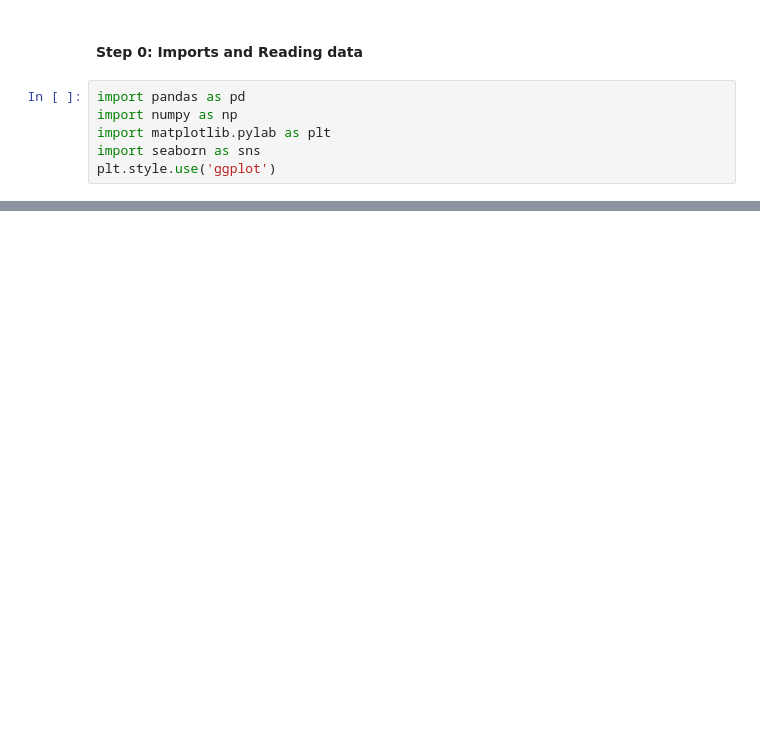
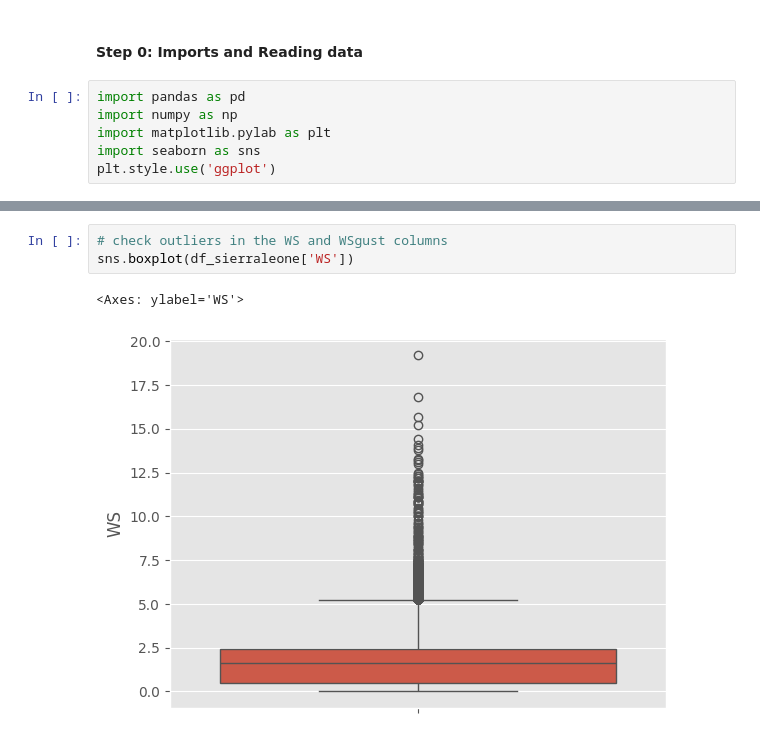
Before and after one commit to mebratuteshale/mebratu-week0, a Jupyter notebook: notebooks/sierraleone_EDA.ipynb, the cells around one changed output, grey strips where cells are left out. Cells and saved outputs as stored; diff of their text form; blank space fills up the shorter version.

```diff
--- a/notebooks/sierraleone_EDA.ipynb
+++ b/notebooks/sierraleone_EDA.ipynb
@@ -42,0 +171,6 @@ Index(['Timestamp', 'GHI', 'DNI', 'DHI', 'ModA', 'ModB', 'Tamb', 'RH', 'WS',
+# %%
+# check outliers in the WS and WSgust columns
+sns.boxplot(df_sierraleone['WS'])
+# %% [output]
+<Axes: ylabel='WS'>
+[figure, added]
```
Also changed, not shown: parts of 32 cells of this notebook, 2 other files.
